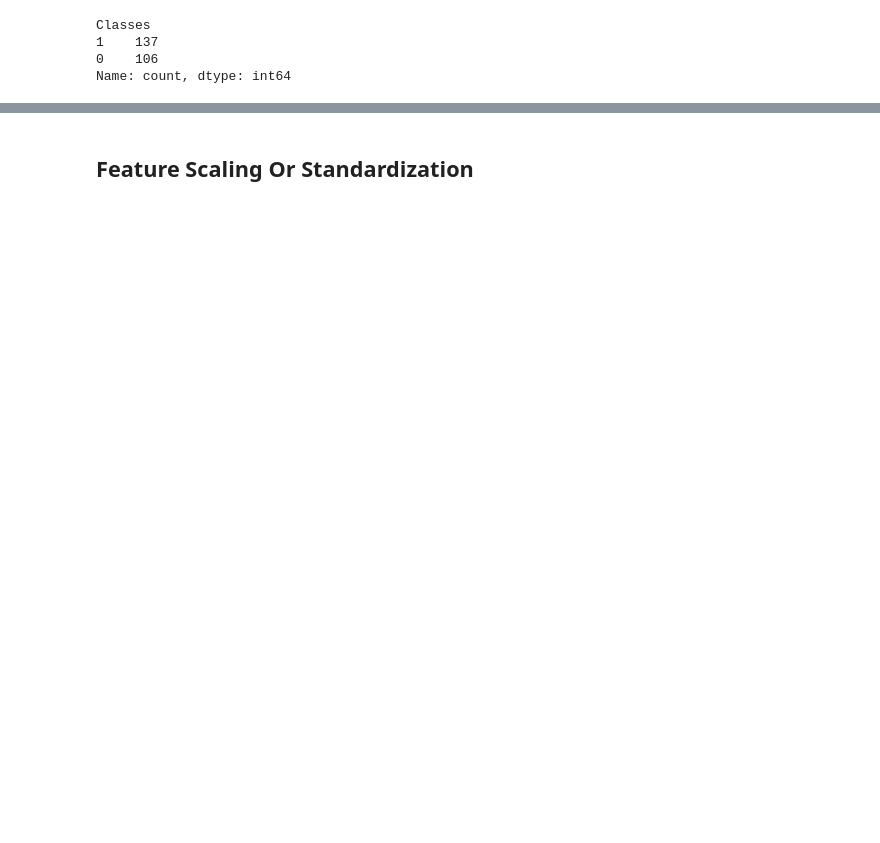
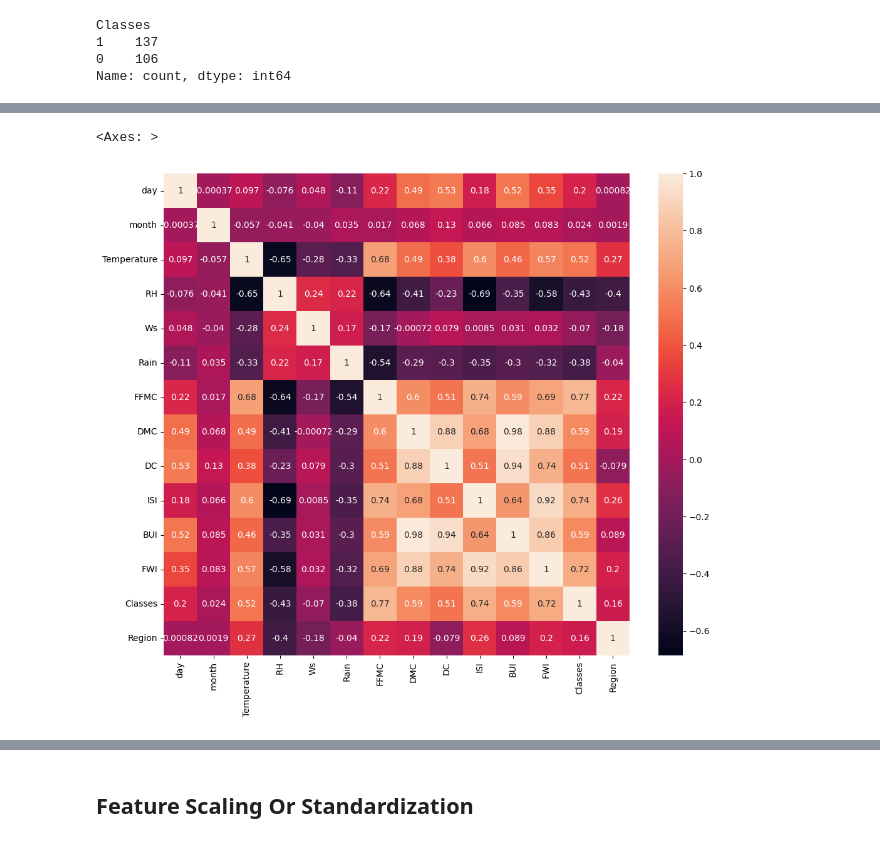
Before and after one commit to Prriiiyankaaa/forestfires, a Jupyter notebook: notebooks/Model Training.ipynb, the cells around one changed output, grey strips where cells are left out. Cells and saved outputs as stored; diff of their text form; code cells hidden in the pictures; blank space fills up the shorter version.

```diff
--- a/notebooks/Model Training.ipynb
+++ b/notebooks/Model Training.ipynb
@@ -68,3 +78,10 @@ Name: count, dtype: int64
+# %%
+plt.figure(figsize=(12,10))
+corr=df.corr()
+sns.heatmap(corr,annot=True)
+# %% [output]
+<Axes: >
+[figure, added]
 # %%
 ## Independent And dependent features
 X=df.drop('FWI',axis=1)
```
Also changed, not shown: parts of 41 cells of this notebook.
